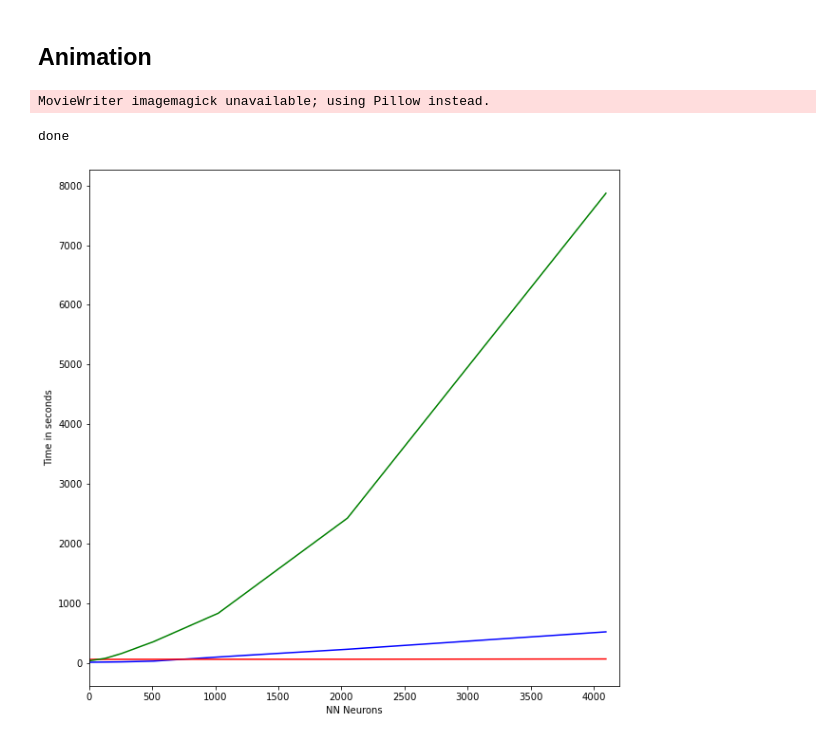
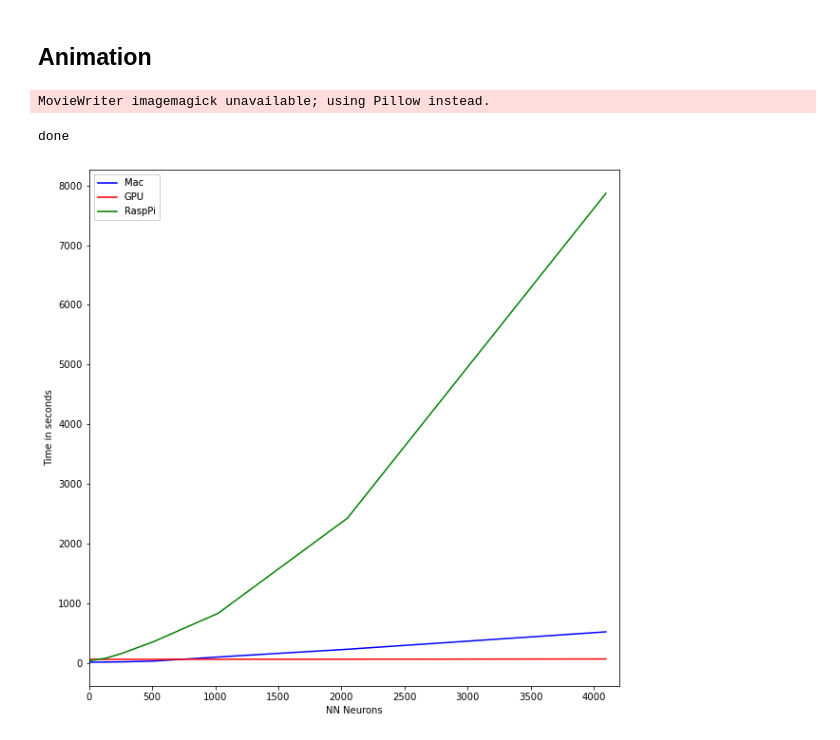
Before and after one commit to toelt-llc/TOELT-tfrabbit, a Jupyter notebook: code/notebooks/mnist_rpi_benchmark.ipynb, the cells around one changed output. Drawn from its saved outputs; the diff is of its cells as text; code cells hidden in the pictures.

Commit message:
with legend

```diff
--- a/code/notebooks/mnist_rpi_benchmark.ipynb
+++ b/code/notebooks/mnist_rpi_benchmark.ipynb
@@ -260,24 +260,25 @@ for i in range(4,10):
 # %%
 from matplotlib import pyplot as plt
 from celluloid import Camera
 
 fig = plt.figure(figsize=(10,10))
 camera = Camera(fig)
 plt.xlim(0,4200)
 plt.xlabel('NN Neurons')
 plt.ylabel('Time in seconds')
 plt.plot(mac_neurons[3],times_mac[3], 'b', label = 'Mac')
 plt.plot(frodo_neurons[3], times_frodo[3], 'r', label = 'GPU')
 plt.plot(pi_neurons[3], times_pi[3], 'g', label = 'RaspPi')
+plt.legend()
 for i in range(4,10):
     plt.plot(mac_neurons[:i],times_mac[:i], 'b')#, label = 'Mac')
     plt.plot(frodo_neurons[:i], times_frodo[:i], 'r')#, label = 'GPU')
     plt.plot(pi_neurons[:i], times_pi[:i], 'g')#, label = 'RaspPi')
     camera.snap()
 animation = camera.animate(interval = 1000)
 print("done")
 animation.save('timecomparison.gif', writer = 'imagemagick')
 # %% [output]
 MovieWriter imagemagick unavailable; using Pillow instead.
 done
-[figure, old version]
+[figure, new version]
```
Also changed, not shown: 1 other file.
